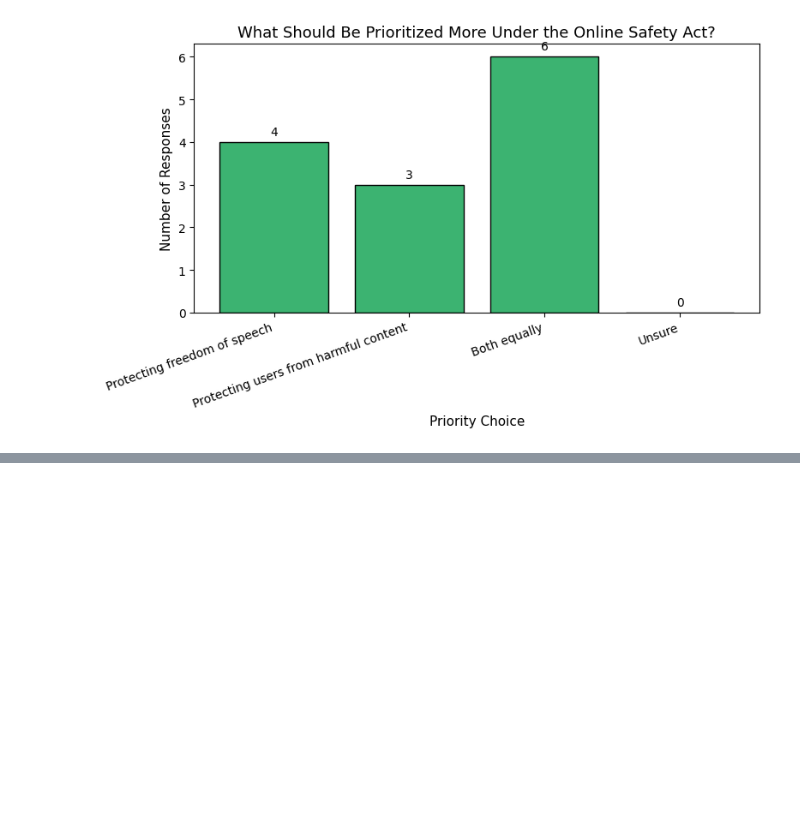
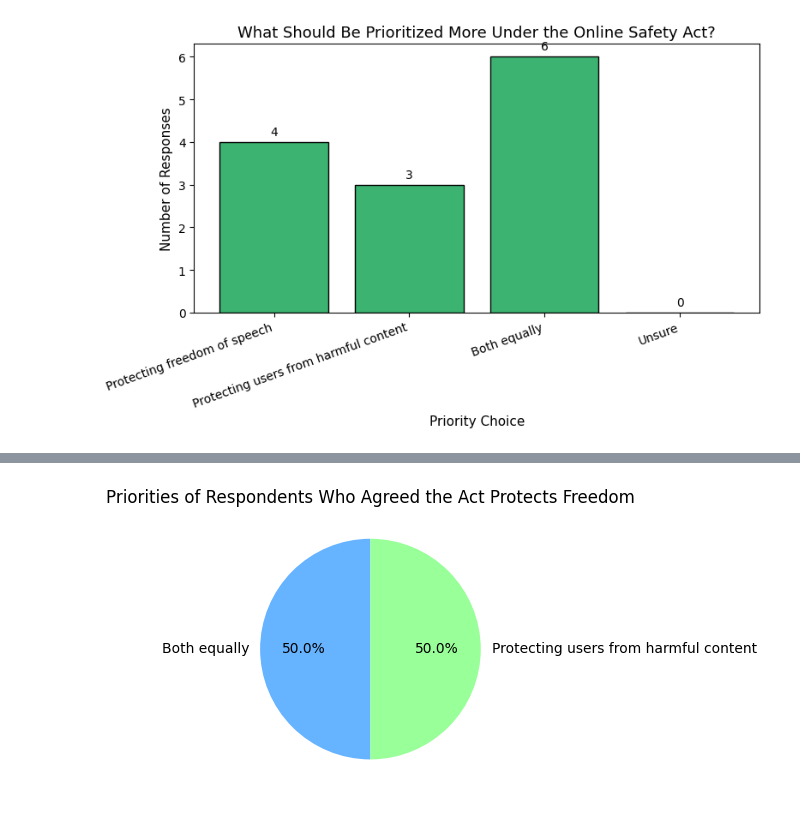
Before and after one commit to Cakes0nStove/Data-Visulisation, a Jupyter notebook: Q2.ipynb, the cells around one changed output, grey strips where cells are left out. Drawn from its saved outputs; the diff is of its cells as text; code cells hidden in the pictures; blank space fills up the shorter version.

```diff
--- a/Q2.ipynb
+++ b/Q2.ipynb
@@ -127,0 +161,23 @@ plt.show()
+# %%
+import matplotlib.pyplot as plt
+
+protection_col = 'Does the Online Safety Act protect users from harm without unfairly limiting freedom of expressions?'
+priority_col = 'What should be prioritized more under the online safety act?'
+
+agree_df = df[df[protection_col].isin([4, 5])]
+
+agree_priority_counts = agree_df[priority_col].value_counts()
+
+plt.figure(figsize=(6, 6))
+plt.pie(
+    agree_priority_counts.values,
+    labels=agree_priority_counts.index,
+    autopct='%1.1f%%',
+    startangle=90,
+    colors=['#66b3ff', '#99ff99', '#ffcc99']
+)
+plt.title("Priorities of Respondents Who Agreed the Act Protects Freedom", fontsize=12)
+plt.tight_layout()
+plt.show()
+# %% [output]
+[figure, added]
```
Also changed, not shown: parts of 4 cells of this notebook, 1 other file.
